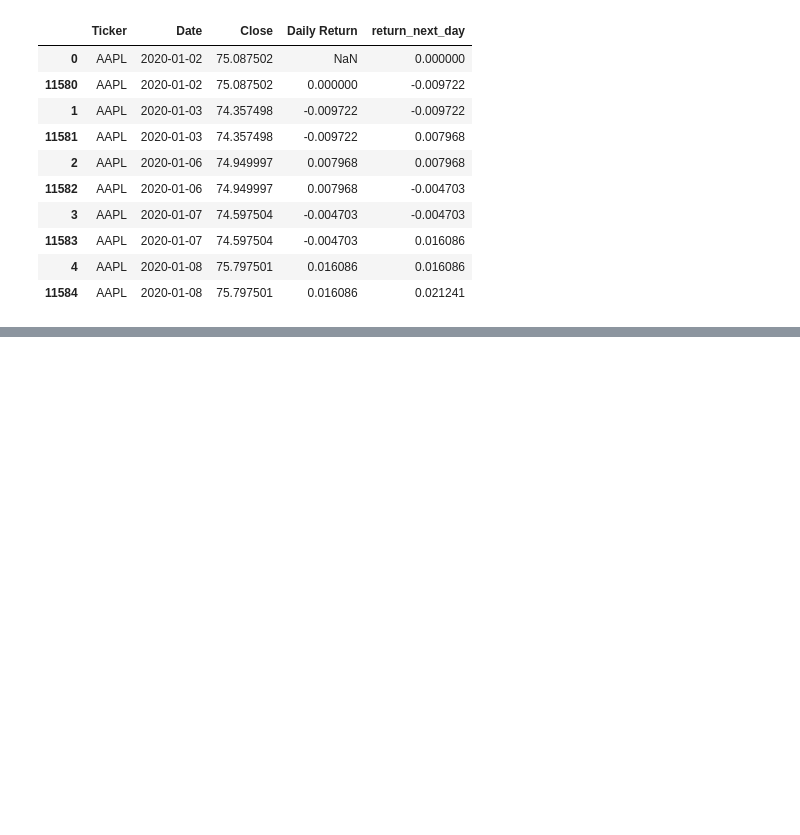
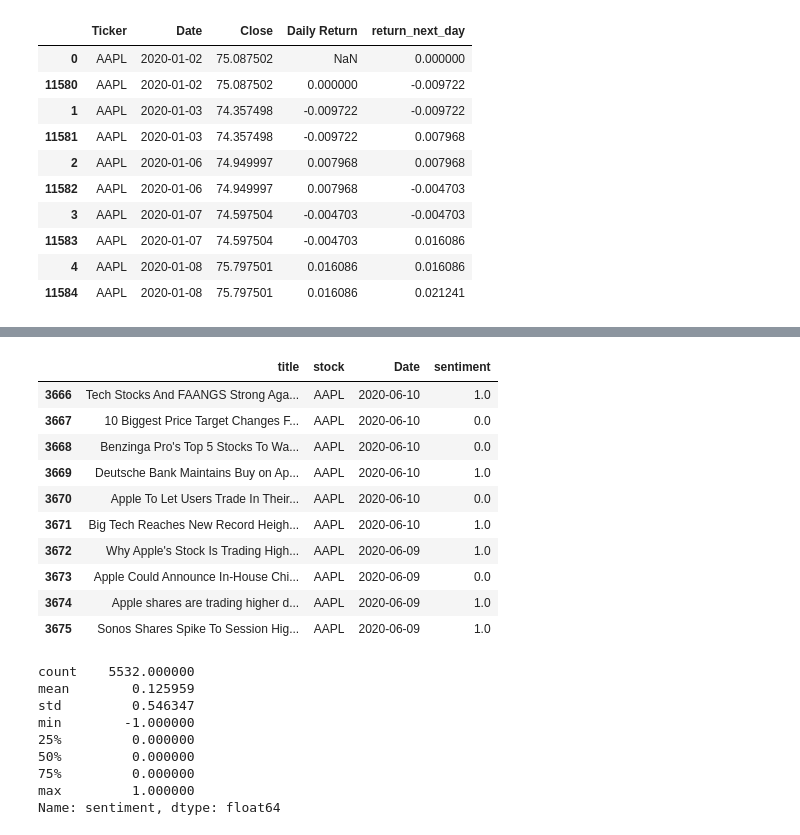
Before and after one commit to mtodoroff/DataScienceSoftuni, a Jupyter notebook: Financial_News_Stock_Market_Sentiment_Project.ipynb, the cells around one changed output, grey strips where cells are left out. Saved outputs shown, nothing was run; the diff lists cells and outputs as text; code cells hidden in the pictures; blank space fills up the shorter version.

Commit message:
Add daily sentiment aggregation and sentiment analysis sctions

```diff
--- a/Financial_News_Stock_Market_Sentiment_Project.ipynb
+++ b/Financial_News_Stock_Market_Sentiment_Project.ipynb
@@ -336,0 +349,61 @@ display(stock[["Ticker", "Date", "Close", "Daily Return", "return_next_day"]].he
+# %%
+positive_words = {
+    "gain", "gains", "gained", "rise", "rises", "rising", "rose", "up", "higher",
+    "surge", "surges", "surged", "jump", "jumps", "jumped", "beat", "beats",
+    "strong", "growth", "grow", "grows", "grew", "profit", "profits", "profitable",
+    "upgrade", "upgraded", "buy", "bullish", "positive", "outperform", "record",
+    "tops", "boost", "boosts", "raised", "raises", "increase", "increases",
+    "expansion", "rally", "rallies", "recover", "recovery", "optimistic"
+}
+
+negative_words = {
+    "loss", "losses", "fall", "falls", "falling", "fell", "down", "lower",
+    "drop", "drops", "dropped", "decline", "declines", "declined", "miss",
+    "misses", "missed", "weak", "risk", "risks", "risky", "downgrade",
+    "downgraded", "sell", "bearish", "negative", "underperform", "cut",
+    "cuts", "recession", "crisis", "lawsuit", "investigation", "warning",
+    "warns", "warned", "slump", "slumps", "plunge", "plunges", "plunged",
+    "concern", "concerns", "volatile", "volatility", "pressure"
+}
+
+def finance_sentiment_score(text):
+    tokens = re.findall(r"[a-zA-Z]+", str(text).lower())
+    if not tokens:
+        return 0.0
+
+    positive_count = sum(token in positive_words for token in tokens)
+    negative_count = sum(token in negative_words for token in tokens)
+
+    raw_score = positive_count - negative_count
+    normalizer = positive_count + negative_count
+
+    if normalizer == 0:
+        return 0.0
+
+    return raw_score / normalizer
+
+news["sentiment"] = news["title_clean"].apply(finance_sentiment_score)
+
+display(news[["title", "stock", "Date", "sentiment"]].head(10))
+display(news["sentiment"].describe())
+# %% [output]
+|  | title | stock | Date | sentiment |
+| 3666 | Tech Stocks And FAANGS Strong Aga... | AAPL | 2020-06-10 | 1.0 |
+| 3667 | 10 Biggest Price Target Changes F... | AAPL | 2020-06-10 | 0.0 |
+| 3668 | Benzinga Pro's Top 5 Stocks To Wa... | AAPL | 2020-06-10 | 0.0 |
+| 3669 | Deutsche Bank Maintains Buy on Ap... | AAPL | 2020-06-10 | 1.0 |
+| 3670 | Apple To Let Users Trade In Their... | AAPL | 2020-06-10 | 0.0 |
+| 3671 | Big Tech Reaches New Record Heigh... | AAPL | 2020-06-10 | 1.0 |
+| 3672 | Why Apple's Stock Is Trading High... | AAPL | 2020-06-09 | 1.0 |
+| 3673 | Apple Could Announce In-House Chi... | AAPL | 2020-06-09 | 0.0 |
+| 3674 | Apple shares are trading higher d... | AAPL | 2020-06-09 | 1.0 |
+| 3675 | Sonos Shares Spike To Session Hig... | AAPL | 2020-06-09 | 1.0 |
+count    5532.000000
+mean        0.125959
+std         0.546347
+min        -1.000000
+25%         0.000000
+50%         0.000000
+75%         0.000000
+max         1.000000
+Name: sentiment, dtype: float64
```
Also changed, not shown: parts of 3 cells of this notebook.
